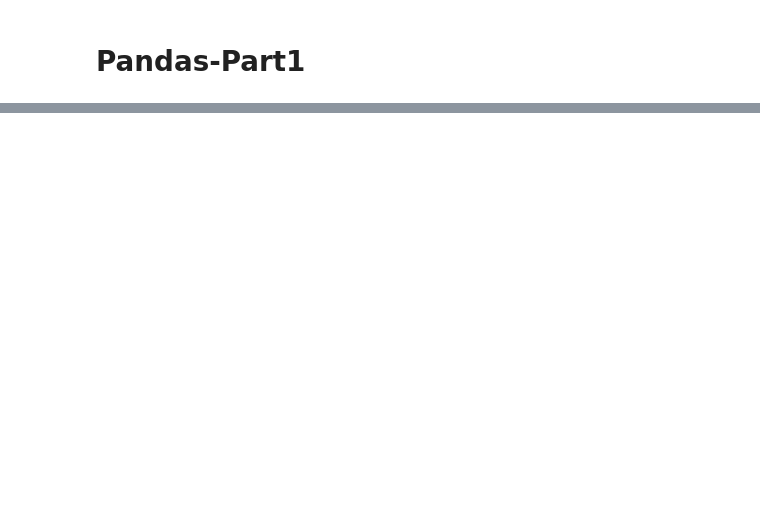
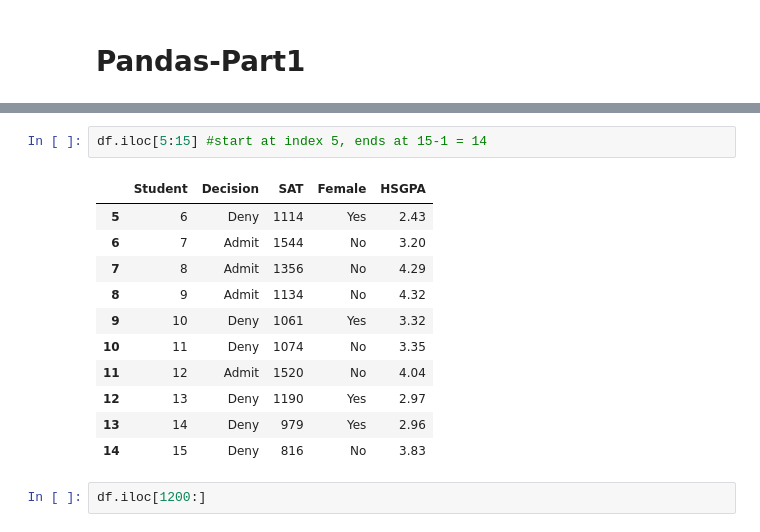
Before and after one commit to clearmindlearn/6110-Fall-2025, a Jupyter notebook: Panda-Part1.ipynb, the cells around one changed output, grey strips where cells are left out. Drawn from its saved outputs; the diff is of its cells as text; blank space fills up the shorter version.

```diff
--- a/Panda-Part1.ipynb
+++ b/Panda-Part1.ipynb
@@ -64,0 +120,16 @@ np.int64(10)
+# %%
+df.iloc[5:15] #start at index 5, ends at 15-1 = 14
+# %% [output]
+|  | Student | Decision | SAT | Female | HSGPA |
+| 5 | 6 | Deny | 1114 | Yes | 2.43 |
+| 6 | 7 | Admit | 1544 | No | 3.20 |
+| 7 | 8 | Admit | 1356 | No | 4.29 |
+| 8 | 9 | Admit | 1134 | No | 4.32 |
+| 9 | 10 | Deny | 1061 | Yes | 3.32 |
+| 10 | 11 | Deny | 1074 | No | 3.35 |
+| 11 | 12 | Admit | 1520 | No | 4.04 |
+| 12 | 13 | Deny | 1190 | Yes | 2.97 |
+| 13 | 14 | Deny | 979 | Yes | 2.96 |
+| 14 | 15 | Deny | 816 | No | 3.83 |
+# %%
+df.iloc[1200:]
```
Also changed, not shown: parts of 23 cells of this notebook.
